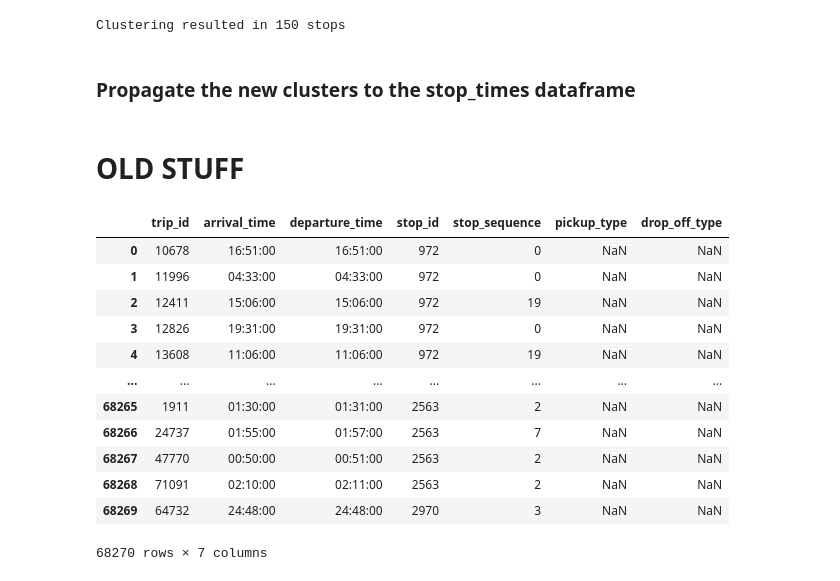
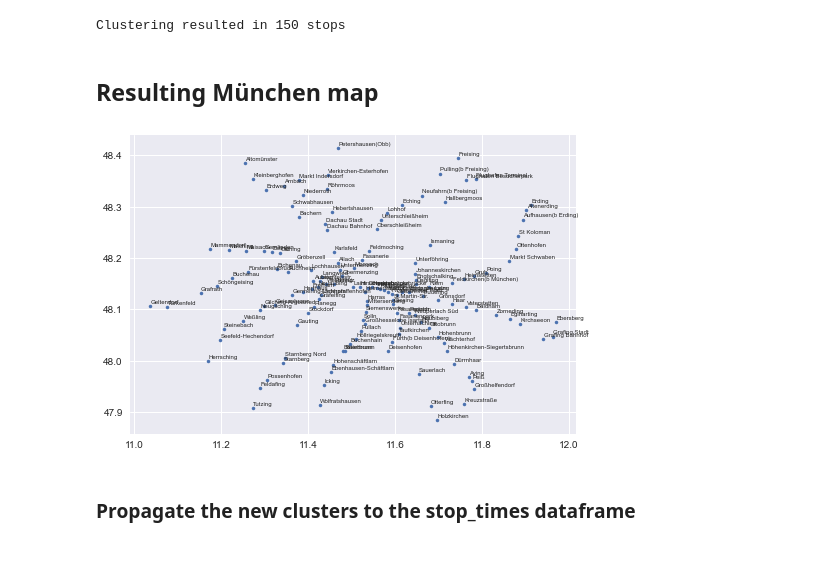
Before and after one commit to joaolucasmartins/NS2022, a Jupyter notebook: preprocessing/explore.ipynb, the cells around one changed output. Drawn from its saved outputs; the diff is of its cells as text; code cells hidden in the pictures.

```diff
--- a/preprocessing/explore.ipynb
+++ b/preprocessing/explore.ipynb
@@ -173,3 +172,16 @@ stops_sbahn[stops_sbahn['stop_name'].str.contains('Laim')]
+# %%
+# stops_sbahn['stop_name'] = stops_sbahn.loc[:, 'stop_name'].str.removeprefix('München').str.strip(' -')
+stops_sbahn['stop_name'] = stops_sbahn.loc[:, 'stop_name']\
+    .str.removeprefix('München')\
+    .str.removesuffix('(Oberbay)')\
+    .str.strip(' -')
+# %%
+# Manual overrides of odd station names
+stops_sbahn.loc[stops_sbahn['stop_name'] == 'Ost', 'stop_name'] = 'Ostbahnhof'
+stops_sbahn.loc[stops_sbahn['stop_name'] == 'Hbf Gl.27-36', 'stop_name'] = 'Hbf'
+stops_sbahn.loc[stops_sbahn['stop_name'] == 'Hbf (tief)', 'stop_name'] = 'Hbf'
+stops_sbahn.loc[stops_sbahn['stop_name'] == 'Schwabhausen(b Dachau)', 'stop_name'] = 'Schwabhausen'
+stops_sbahn.loc[stops_sbahn['stop_name'] == 'Altomünster, Bahnhof', 'stop_name'] = 'Altomünster'
 # %%
 CLUSTER_RANGE = 0.005
 
@@ -191,7 +203,7 @@ class Cluster:
         self.lon = ((self.lon * n_members) + row['stop_lon']) / (n_members + 1)
         self.lat = ((self.lat * n_members) + row['stop_lat']) / (n_members + 1)
 
-        name = row['stop_name'].removeprefix('München').strip(' -')
+        name = row['stop_name']
         if self.name == None:
             self.id = index
             self.name = name
@@ -207,22 +219,6 @@ class Cluster:
         return d
 # %%
 st = stops_sbahn.set_index('stop_id')
-
-# Manual overrides of messed up station names :)
-st.loc[1123, 'stop_name'] = 'Ostbahnhof'
-st.loc[6998, 'stop_name'] = 'Ostbahnhof'
-st.loc[9201, 'stop_name'] = 'Ostbahnhof'
-st.loc[3970, 'stop_name'] = 'Hbf'
-st.loc[3237, 'stop_name'] = 'Hbf'
-st.loc[7640, 'stop_name'] = 'Hbf'
-st.loc[8808, 'stop_name'] = 'Hbf'
-st.loc[9964, 'stop_name'] = 'Hbf'
-st.loc[4086, 'stop_name'] = 'Buchenau'
-st.loc[3212, 'stop_name'] = 'Buchenau'
-st.loc[7237, 'stop_name'] = 'Schwabhausen'
-st.loc[4278, 'stop_name'] = 'Malching'
-st.loc[11336, 'stop_name'] = 'Altomünster'
-
 
 clusters = []
 for index, row in st.iterrows():
@@ -250,13 +246,24 @@ data = []
 for c in clusters:
     stop_update_map.update(c.get_dict())
     data.append((c.id, c.name, c.lon, c.lat))
-new_stops = pd.DataFrame(data=data, columns=['stop_id', 'stop_name', 'stop_lon', 'stop_lat'])
+stops_sbahn = pd.DataFrame(data=data, columns=['stop_id', 'stop_name', 'stop_lon', 'stop_lat'])
 
 del st
 
-print(f'Clustering resulted in {len(new_stops.index)} stops')
+print(f'Clustering resulted in {len(stops_sbahn.index)} stops')
 # %% [output]
 Clustering resulted in 150 stops
+# %% [markdown]
+## Resulting München map
+# %%
+plt.plot(stops_sbahn['stop_lon'], stops_sbahn['stop_lat'], ls='', marker='.')
+
+for _, row in stops_sbahn.iterrows():
+    x = row['stop_lon']
+    y = row['stop_lat']
+    plt.text(x * (1 + 0.0001), y * (1 + 0.0001) , row['stop_name'], fontsize=6)
+# %% [output]
+[figure, added]
 # %% [markdown]
 ### Propagate the new clusters to the stop_times dataframe
 # %%
@@ -268,18 +273,0 @@ del stop_update_map
-# %% [markdown]
-# OLD STUFF
-# %%
-pd.merge(stop_times_sbahn, stops_sbahn[['stop_id']], on='stop_id', how='inner')
-# %% [output]
-|  | trip_id | arrival_time | departure_time | stop_id | stop_sequence | pickup_type | drop_off_type |
-| 0 | 10678 | 16:51:00 | 16:51:00 | 972 | 0 | NaN | NaN |
-| 1 | 11996 | 04:33:00 | 04:33:00 | 972 | 0 | NaN | NaN |
-| 2 | 12411 | 15:06:00 | 15:06:00 | 972 | 19 | NaN | NaN |
-| 3 | 12826 | 19:31:00 | 19:31:00 | 972 | 0 | NaN | NaN |
-| 4 | 13608 | 11:06:00 | 11:06:00 | 972 | 19 | NaN | NaN |
-| ... | ... | ... | ... | ... | ... | ... | ... |
-| 68265 | 1911 | 01:30:00 | 01:31:00 | 2563 | 2 | NaN | NaN |
-| 68266 | 24737 | 01:55:00 | 01:57:00 | 2563 | 7 | NaN | NaN |
-| 68267 | 47770 | 00:50:00 | 00:51:00 | 2563 | 2 | NaN | NaN |
-| 68268 | 71091 | 02:10:00 | 02:11:00 | 2563 | 2 | NaN | NaN |
-| 68269 | 64732 | 24:48:00 | 24:48:00 | 2970 | 3 | NaN | NaN |
-68270 rows × 7 columns
```
Also changed, not shown: parts of 14 cells of this notebook.
